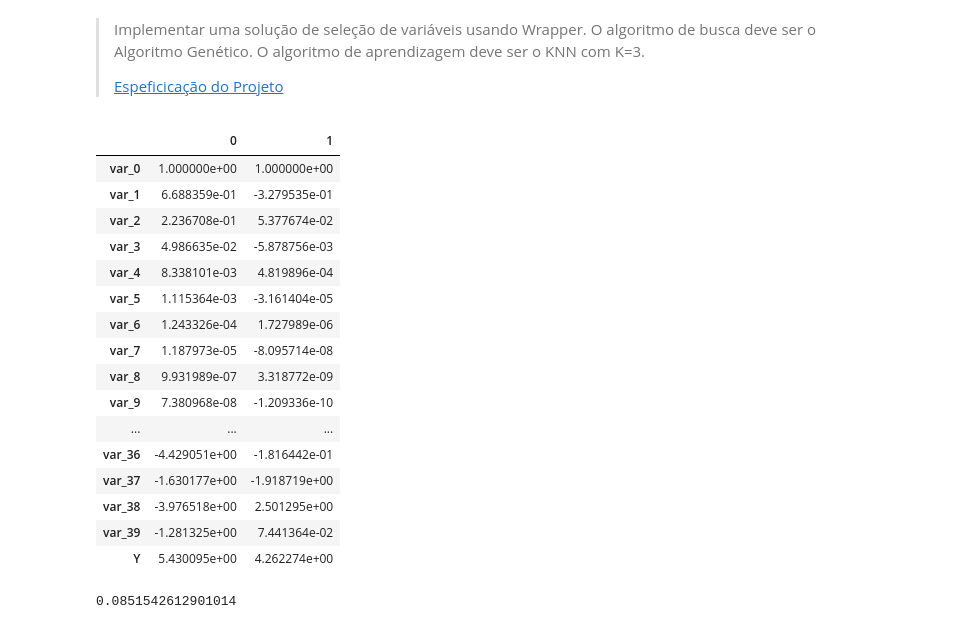
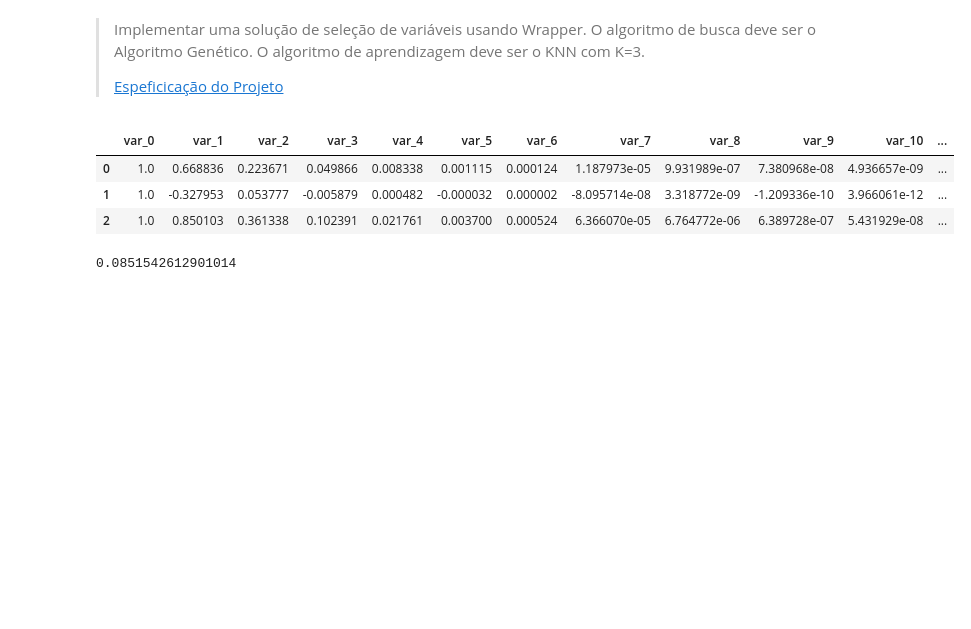
Before and after one commit to AndersonAlencarBarros/IC, a Jupyter notebook: Seleção de Variações usando Algoritmo Genético/Seleção_de_Variações_usando_Algoritmo_Genético.ipynb, the cells around one changed output. Drawn from its saved outputs; the diff is of its cells as text; code cells hidden in the pictures; blank space fills up the shorter version.

```diff
--- a/Seleção de Variações usando Algoritmo Genético/Seleção_de_Variações_usando_Algoritmo_Genético.ipynb
+++ b/Seleção de Variações usando Algoritmo Genético/Seleção_de_Variações_usando_Algoritmo_Genético.ipynb
@@ -5,28 +5,15 @@
 # %%
 # Importar Base de Dados
 import pandas as pd
 
-url = 'https://raw.githubusercontent.com/rosalvoneto/InteligenciaComputacional/main/AG.csv'
+url = 'https://raw.githubusercontent.com/AndersonAlencarBarros/IC/main/Sele%C3%A7%C3%A3o%20de%20Varia%C3%A7%C3%B5es%20usando%20Algoritmo%20Gen%C3%A9tico/AG.csv'
 data = pd.read_csv(url)
-data.head(2).T
+data.head(3)
 # %% [output]
-|  | 0 | 1 |
-| var_0 | 1.000000e+00 | 1.000000e+00 |
-| var_1 | 6.688359e-01 | -3.279535e-01 |
-| var_2 | 2.236708e-01 | 5.377674e-02 |
-| var_3 | 4.986635e-02 | -5.878756e-03 |
-| var_4 | 8.338101e-03 | 4.819896e-04 |
-| var_5 | 1.115364e-03 | -3.161404e-05 |
-| var_6 | 1.243326e-04 | 1.727989e-06 |
-| var_7 | 1.187973e-05 | -8.095714e-08 |
-| var_8 | 9.931989e-07 | 3.318772e-09 |
-| var_9 | 7.380968e-08 | -1.209336e-10 |
-| ... | ... | ... |
-| var_36 | -4.429051e+00 | -1.816442e-01 |
-| var_37 | -1.630177e+00 | -1.918719e+00 |
-| var_38 | -3.976518e+00 | 2.501295e+00 |
-| var_39 | -1.281325e+00 | 7.441364e-02 |
-| Y | 5.430095e+00 | 4.262274e+00 |
+|  | var_0 | var_1 | var_2 | var_3 | var_4 | var_5 | var_6 | var_7 | var_8 | var_9 | var_10 | ... |
+| 0 | 1.0 | 0.668836 | 0.223671 | 0.049866 | 0.008338 | 0.001115 | 0.000124 | 1.187973e-05 | 9.931989e-07 | 7.380968e-08 | 4.936657e-09 | ... |
+| 1 | 1.0 | -0.327953 | 0.053777 | -0.005879 | 0.000482 | -0.000032 | 0.000002 | -8.095714e-08 | 3.318772e-09 | -1.209336e-10 | 3.966061e-12 | ... |
+| 2 | 1.0 | 0.850103 | 0.361338 | 0.102391 | 0.021761 | 0.003700 | 0.000524 | 6.366070e-05 | 6.764772e-06 | 6.389728e-07 | 5.431929e-08 | ... |
 # %%
 # Importar Bibliotecas
 import numpy as np
```
Also changed, not shown: 3 other files.
